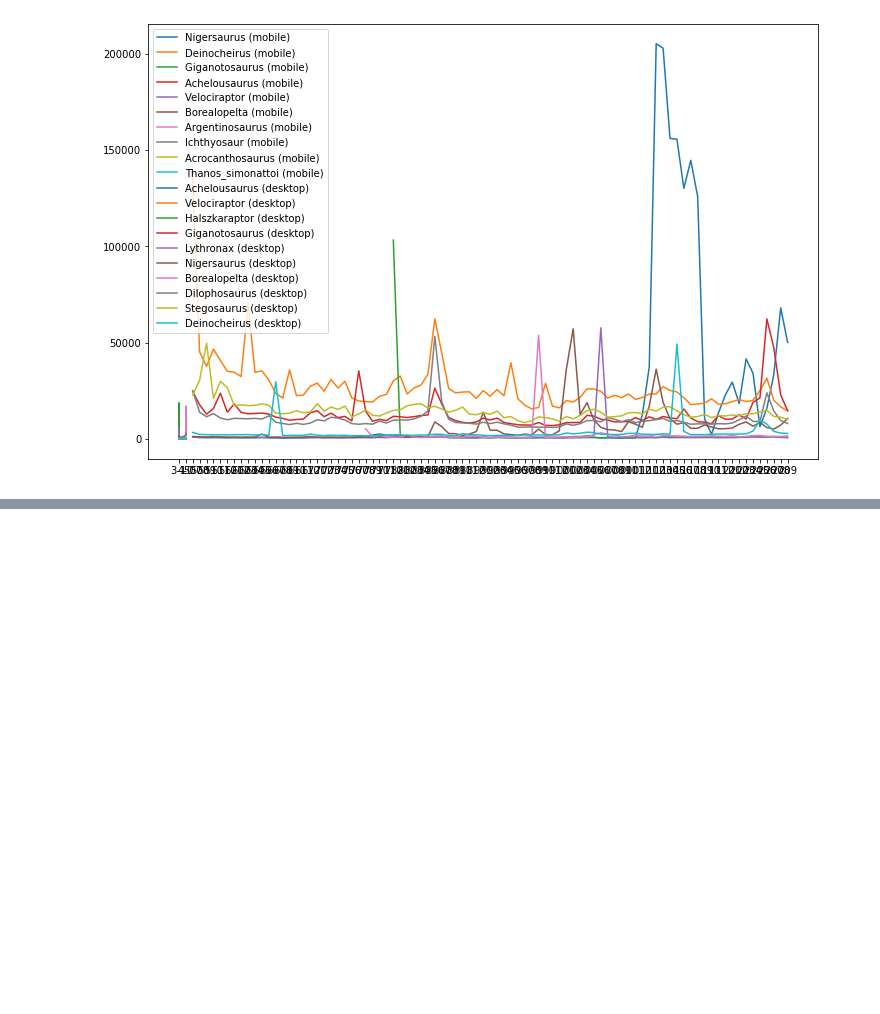
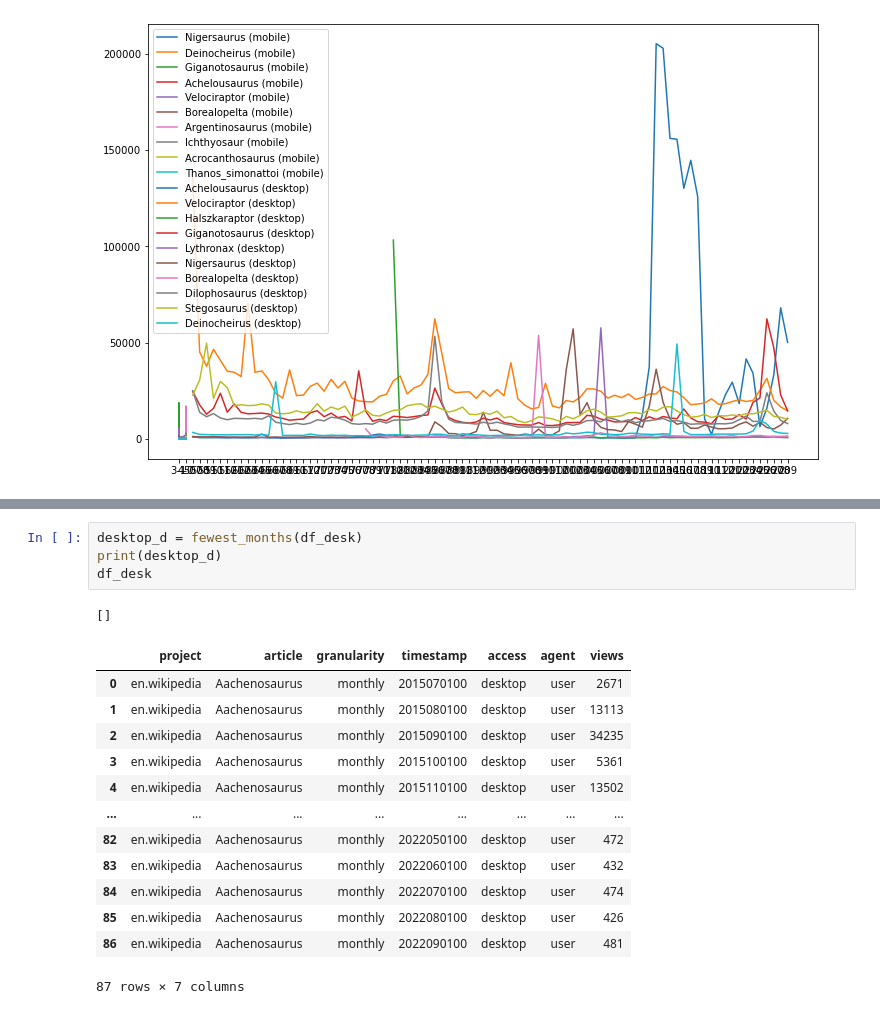
Before and after one commit to 98yangjames/DATA-512, a Jupyter notebook: Homework1_Data512.ipynb, the cells around one changed output, grey strips where cells are left out. Saved outputs shown, nothing was run; the diff lists cells and outputs as text; blank space fills up the shorter version.

```diff
--- a/Homework1_Data512.ipynb
+++ b/Homework1_Data512.ipynb
@@ -454,0 +477,19 @@ df_desk[df_desk['article'] =='Tuebingosaurus']
+# %%
+desktop_d = fewest_months(df_desk)
+print(desktop_d)
+df_desk
+# %% [output]
+[]
+|  | project | article | granularity | timestamp | access | agent | views |
+| 0 | en.wikipedia | Aachenosaurus | monthly | 2015070100 | desktop | user | 2671 |
+| 1 | en.wikipedia | Aachenosaurus | monthly | 2015080100 | desktop | user | 13113 |
+| 2 | en.wikipedia | Aachenosaurus | monthly | 2015090100 | desktop | user | 34235 |
+| 3 | en.wikipedia | Aachenosaurus | monthly | 2015100100 | desktop | user | 5361 |
+| 4 | en.wikipedia | Aachenosaurus | monthly | 2015110100 | desktop | user | 13502 |
+| ... | ... | ... | ... | ... | ... | ... | ... |
+| 82 | en.wikipedia | Aachenosaurus | monthly | 2022050100 | desktop | user | 472 |
+| 83 | en.wikipedia | Aachenosaurus | monthly | 2022060100 | desktop | user | 432 |
+| 84 | en.wikipedia | Aachenosaurus | monthly | 2022070100 | desktop | user | 474 |
+| 85 | en.wikipedia | Aachenosaurus | monthly | 2022080100 | desktop | user | 426 |
+| 86 | en.wikipedia | Aachenosaurus | monthly | 2022090100 | desktop | user | 481 |
+87 rows × 7 columns
```
Also changed, not shown: parts of 15 cells of this notebook, 8 other files.
